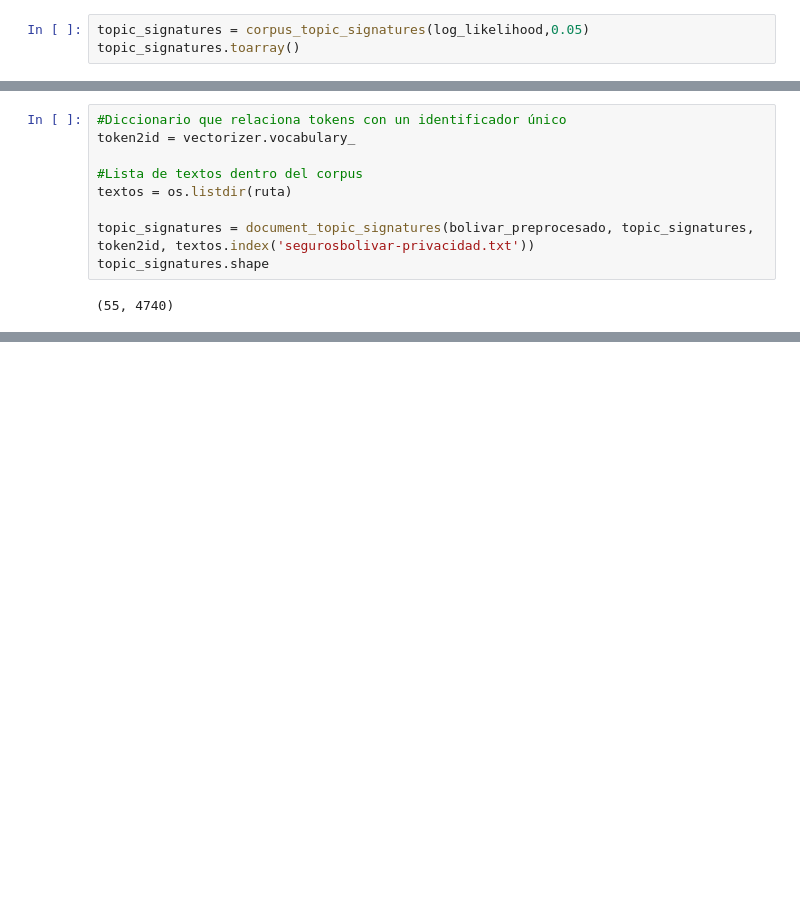
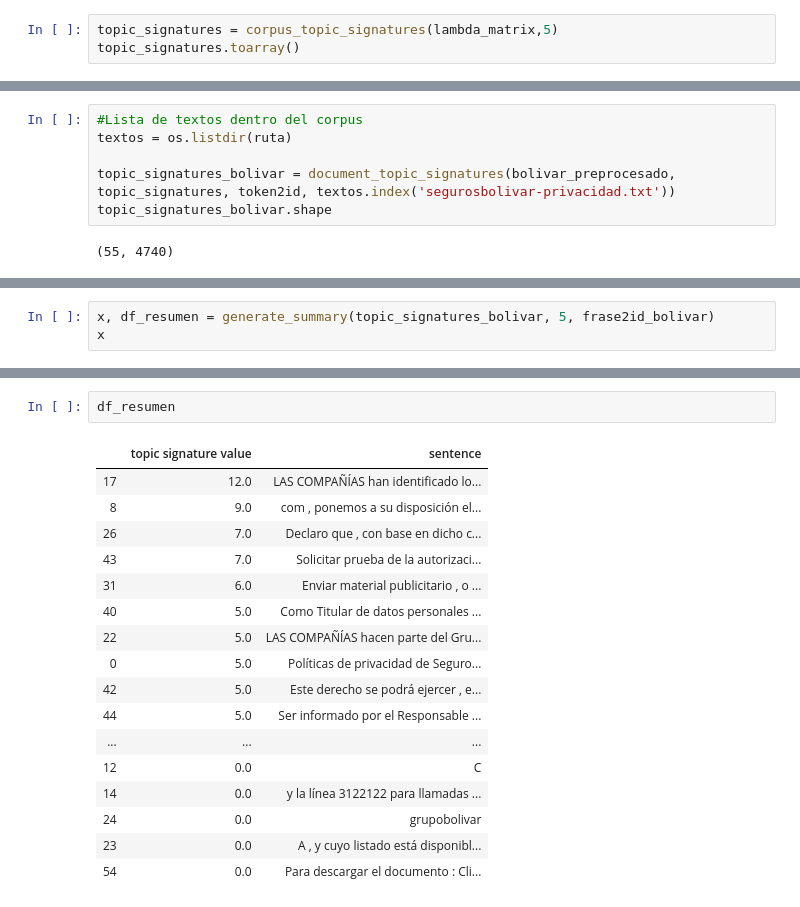
Before and after one commit to ecardona506/terms-of-service, a Jupyter notebook: Prueba de Verosimilitud Logaritmica.ipynb, the cells around one changed output, grey strips where cells are left out. Cells and saved outputs as stored; diff of their text form; blank space fills up the shorter version.

```diff
--- a/Prueba de Verosimilitud Logaritmica.ipynb
+++ b/Prueba de Verosimilitud Logaritmica.ipynb
@@ -196,5 +226,5 @@ log_likelihood.shape
 # %%
-topic_signatures = corpus_topic_signatures(log_likelihood,0.05)
+topic_signatures = corpus_topic_signatures(lambda_matrix,5)
 topic_signatures.toarray()
 # %% [output]
 array([[0., 0., 0., ..., 0., 0., 0.],
@@ -213,11 +253,8 @@ topic_signatures.shape
 # %%
-#Diccionario que relaciona tokens con un identificador único
-token2id = vectorizer.vocabulary_
-
 #Lista de textos dentro del corpus
 textos = os.listdir(ruta)
 
-topic_signatures = document_topic_signatures(bolivar_preprocesado, topic_signatures, token2id, textos.index('segurosbolivar-privacidad.txt'))
-topic_signatures.shape
+topic_signatures_bolivar = document_topic_signatures(bolivar_preprocesado, topic_signatures, token2id, textos.index('segurosbolivar-privacidad.txt'))
+topic_signatures_bolivar.shape
 # %% [output]
 (55, 4740)
@@ -223,0 +263,3 @@ topic_signatures.shape
+# %%
+x, df_resumen = generate_summary(topic_signatures_bolivar, 5, frase2id_bolivar)
+x
@@ -223,0 +272,20 @@ topic_signatures.shape
+# %%
+df_resumen
+# %% [output]
+|  | topic signature value | sentence |
+| 17 | 12.0 | LAS COMPAÑÍAS han identificado lo... |
+| 8 | 9.0 | com , ponemos a su disposición el... |
+| 26 | 7.0 | Declaro que , con base en dicho c... |
+| 43 | 7.0 | Solicitar prueba de la autorizaci... |
+| 31 | 6.0 | Enviar material publicitario , o ... |
+| 40 | 5.0 | Como Titular de datos personales ... |
+| 22 | 5.0 | LAS COMPAÑÍAS hacen parte del Gru... |
+| 0 | 5.0 | Políticas de privacidad de Seguro... |
+| 42 | 5.0 | Este derecho se podrá ejercer , e... |
+| 44 | 5.0 | Ser informado por el Responsable ... |
+| ... | ... | ... |
+| 12 | 0.0 | C |
+| 14 | 0.0 | y la línea 3122122 para llamadas ... |
+| 24 | 0.0 | grupobolivar |
+| 23 | 0.0 | A , y cuyo listado está disponibl... |
+| 54 | 0.0 | Para descargar el documento : Cli... |
```
Also changed, not shown: parts of 29 cells of this notebook.
